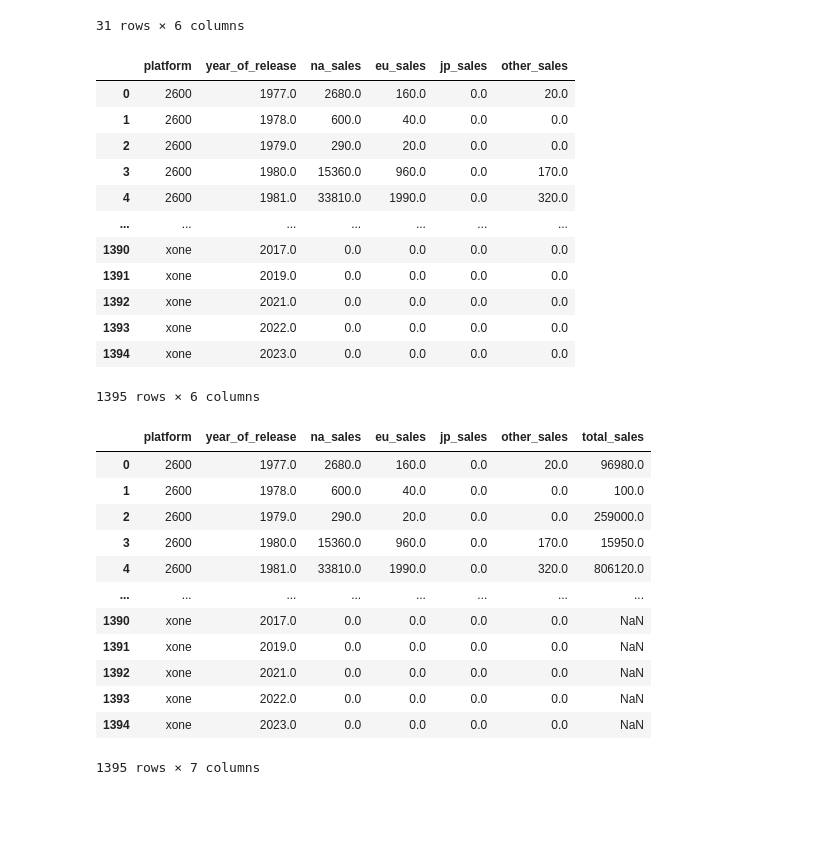
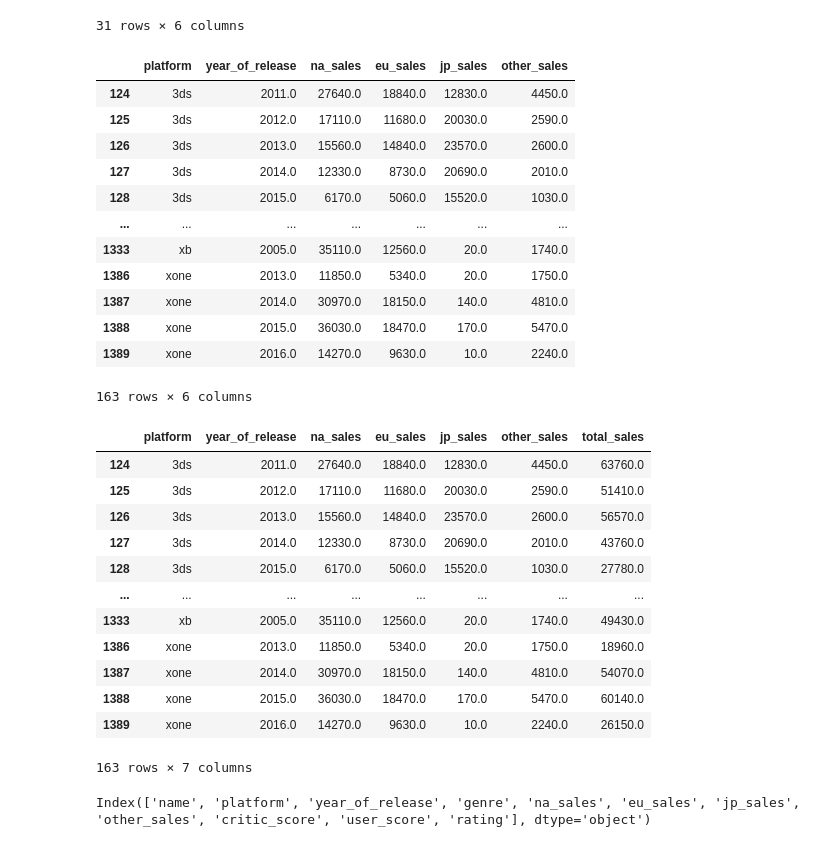
Before and after one commit to LuisPastranaLemus/P_20250529_Videogames_analysis, a Jupyter notebook: notebooks/02_feature_engineering.ipynb, the cells around one changed output. Cells and saved outputs as stored; diff of their text form; code cells hidden in the pictures; blank space fills up the shorter version.

```diff
--- a/notebooks/02_feature_engineering.ipynb
+++ b/notebooks/02_feature_engineering.ipynb
@@ -143,40 +143,48 @@ df_vg_platform_sales.to_csv(processed_path, index=False)
 df_vg_platform_top_sales_year = df_vg.loc[:, ['platform', 'year_of_release', 'na_sales', 'eu_sales', 'jp_sales', 'other_sales']]
 df_vg_platform_top_sales_year = df_vg.groupby(['platform', 'year_of_release'], observed=False).agg({'na_sales':'sum', 'eu_sales':'sum',
                                                                                                     'jp_sales':'sum', 'other_sales':'sum'}).reset_index()
+
+cols = ['na_sales', 'eu_sales', 'jp_sales', 'other_sales']
+
+df_vg_platform_top_sales_year = df_vg_platform_top_sales_year.loc[~(df_vg_platform_top_sales_year[cols] == 0).any(axis=1)]
 df_vg_platform_top_sales_year
 # %% [output]
 |  | platform | year_of_release | na_sales | eu_sales | jp_sales | other_sales |
-| 0 | 2600 | 1977.0 | 2680.0 | 160.0 | 0.0 | 20.0 |
-| 1 | 2600 | 1978.0 | 600.0 | 40.0 | 0.0 | 0.0 |
-| 2 | 2600 | 1979.0 | 290.0 | 20.0 | 0.0 | 0.0 |
-| 3 | 2600 | 1980.0 | 15360.0 | 960.0 | 0.0 | 170.0 |
-| 4 | 2600 | 1981.0 | 33810.0 | 1990.0 | 0.0 | 320.0 |
+| 124 | 3ds | 2011.0 | 27640.0 | 18840.0 | 12830.0 | 4450.0 |
+| 125 | 3ds | 2012.0 | 17110.0 | 11680.0 | 20030.0 | 2590.0 |
+| 126 | 3ds | 2013.0 | 15560.0 | 14840.0 | 23570.0 | 2600.0 |
+| 127 | 3ds | 2014.0 | 12330.0 | 8730.0 | 20690.0 | 2010.0 |
+| 128 | 3ds | 2015.0 | 6170.0 | 5060.0 | 15520.0 | 1030.0 |
 | ... | ... | ... | ... | ... | ... | ... |
-| 1390 | xone | 2017.0 | 0.0 | 0.0 | 0.0 | 0.0 |
-| 1391 | xone | 2019.0 | 0.0 | 0.0 | 0.0 | 0.0 |
-| 1392 | xone | 2021.0 | 0.0 | 0.0 | 0.0 | 0.0 |
-| 1393 | xone | 2022.0 | 0.0 | 0.0 | 0.0 | 0.0 |
-| 1394 | xone | 2023.0 | 0.0 | 0.0 | 0.0 | 0.0 |
+| 1333 | xb | 2005.0 | 35110.0 | 12560.0 | 20.0 | 1740.0 |
+| 1386 | xone | 2013.0 | 11850.0 | 5340.0 | 20.0 | 1750.0 |
+| 1387 | xone | 2014.0 | 30970.0 | 18150.0 | 140.0 | 4810.0 |
+| 1388 | xone | 2015.0 | 36030.0 | 18470.0 | 170.0 | 5470.0 |
+| 1389 | xone | 2016.0 | 14270.0 | 9630.0 | 10.0 | 2240.0 |
-1395 rows × 6 columns
+163 rows × 6 columns
 # %%
-df_vg_platform_top_sales_year['total_sales'] = df_vg_platform_sales[['na_sales', 'eu_sales', 'jp_sales', 'other_sales']].sum(axis=1)
+df_vg_platform_top_sales_year['total_sales'] = df_vg_platform_top_sales_year[['na_sales', 'eu_sales', 'jp_sales', 'other_sales']].sum(axis=1)
 df_vg_platform_top_sales_year
 # %% [output]
 |  | platform | year_of_release | na_sales | eu_sales | jp_sales | other_sales | total_sales |
-| 0 | 2600 | 1977.0 | 2680.0 | 160.0 | 0.0 | 20.0 | 96980.0 |
-| 1 | 2600 | 1978.0 | 600.0 | 40.0 | 0.0 | 0.0 | 100.0 |
-| 2 | 2600 | 1979.0 | 290.0 | 20.0 | 0.0 | 0.0 | 259000.0 |
-| 3 | 2600 | 1980.0 | 15360.0 | 960.0 | 0.0 | 170.0 | 15950.0 |
-| 4 | 2600 | 1981.0 | 33810.0 | 1990.0 | 0.0 | 320.0 | 806120.0 |
+| 124 | 3ds | 2011.0 | 27640.0 | 18840.0 | 12830.0 | 4450.0 | 63760.0 |
+| 125 | 3ds | 2012.0 | 17110.0 | 11680.0 | 20030.0 | 2590.0 | 51410.0 |
+| 126 | 3ds | 2013.0 | 15560.0 | 14840.0 | 23570.0 | 2600.0 | 56570.0 |
+| 127 | 3ds | 2014.0 | 12330.0 | 8730.0 | 20690.0 | 2010.0 | 43760.0 |
+| 128 | 3ds | 2015.0 | 6170.0 | 5060.0 | 15520.0 | 1030.0 | 27780.0 |
 | ... | ... | ... | ... | ... | ... | ... | ... |
-| 1390 | xone | 2017.0 | 0.0 | 0.0 | 0.0 | 0.0 | NaN |
-| 1391 | xone | 2019.0 | 0.0 | 0.0 | 0.0 | 0.0 | NaN |
-| 1392 | xone | 2021.0 | 0.0 | 0.0 | 0.0 | 0.0 | NaN |
-| 1393 | xone | 2022.0 | 0.0 | 0.0 | 0.0 | 0.0 | NaN |
-| 1394 | xone | 2023.0 | 0.0 | 0.0 | 0.0 | 0.0 | NaN |
+| 1333 | xb | 2005.0 | 35110.0 | 12560.0 | 20.0 | 1740.0 | 49430.0 |
+| 1386 | xone | 2013.0 | 11850.0 | 5340.0 | 20.0 | 1750.0 | 18960.0 |
+| 1387 | xone | 2014.0 | 30970.0 | 18150.0 | 140.0 | 4810.0 | 54070.0 |
+| 1388 | xone | 2015.0 | 36030.0 | 18470.0 | 170.0 | 5470.0 | 60140.0 |
+| 1389 | xone | 2016.0 | 14270.0 | 9630.0 | 10.0 | 2240.0 | 26150.0 |
-1395 rows × 7 columns
+163 rows × 7 columns
 # %%
 project_root = Path.cwd().parent
 processed_path = project_root / "data" / "processed" / "feature" / "vg_platform_top_sales_year_feature.csv"
 
 df_vg_platform_top_sales_year.to_csv(processed_path, index=False)
+# %%
+df_vg.columns
+# %% [output]
+Index(['name', 'platform', 'year_of_release', 'genre', 'na_sales', 'eu_sales', 'jp_sales', 'other_sales', 'critic_score', 'user_score', 'rating'], dtype='object')
```
Also changed, not shown: parts of 1 cell of this notebook, 4 other files.
